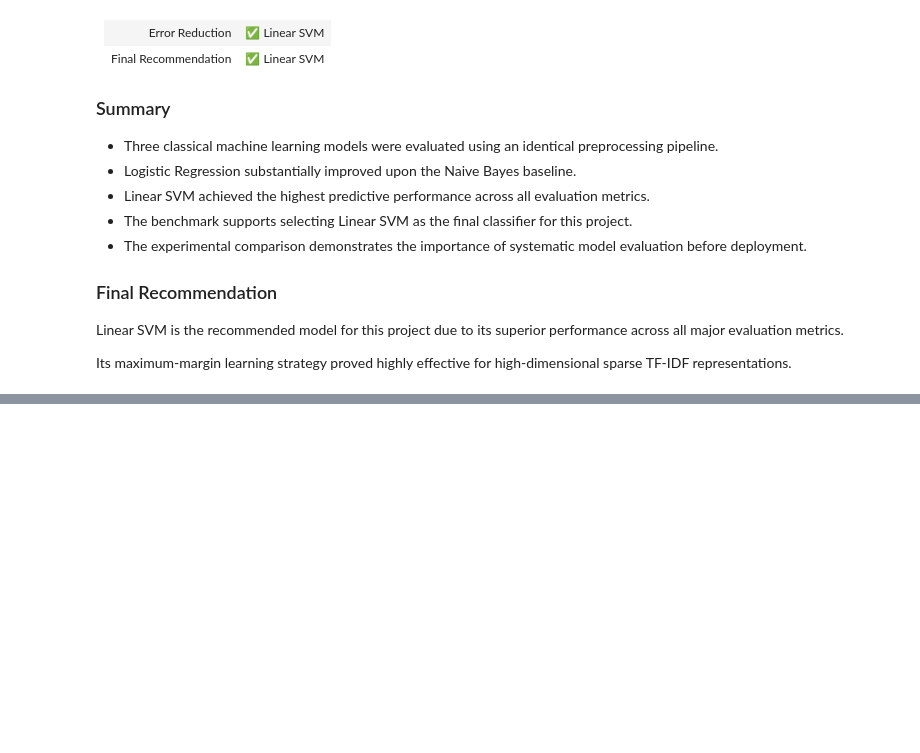
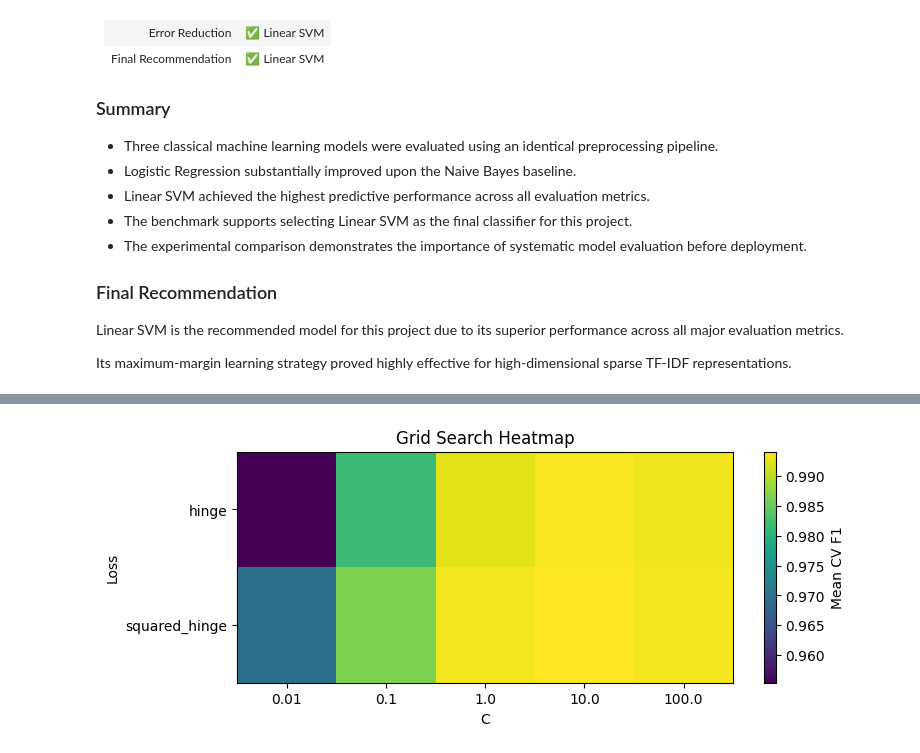
Before and after one commit to morsycoo/Fake-News-Detection, a Jupyter notebook: notebooks/Fake-News-Detection.ipynb, the cells around one changed output, grey strips where cells are left out. Cells and saved outputs as stored; diff of their text form; code cells hidden in the pictures; blank space fills up the shorter version.

```diff
--- a/notebooks/Fake-News-Detection.ipynb
+++ b/notebooks/Fake-News-Detection.ipynb
@@ -6484,0 +6834,35 @@ Its maximum-margin learning strategy proved highly effective for high-dimensiona
+# %%
+heatmap_df = results_summary.pivot(
+    index="param_loss",
+    columns="param_C",
+    values="mean_test_score"
+)
+
+plt.figure(figsize=(8,3))
+
+plt.imshow(
+    heatmap_df,
+    aspect="auto"
+)
+
+plt.colorbar(label="Mean CV F1")
+
+plt.xticks(
+    range(len(heatmap_df.columns)),
+    heatmap_df.columns
+)
+
+plt.yticks(
+    range(len(heatmap_df.index)),
+    heatmap_df.index
+)
+
+plt.xlabel("C")
+
+plt.ylabel("Loss")
+
+plt.title("Grid Search Heatmap")
+
+plt.show()
+# %% [output]
+[figure, added]
```
Also changed, not shown: parts of 63 cells of this notebook.
